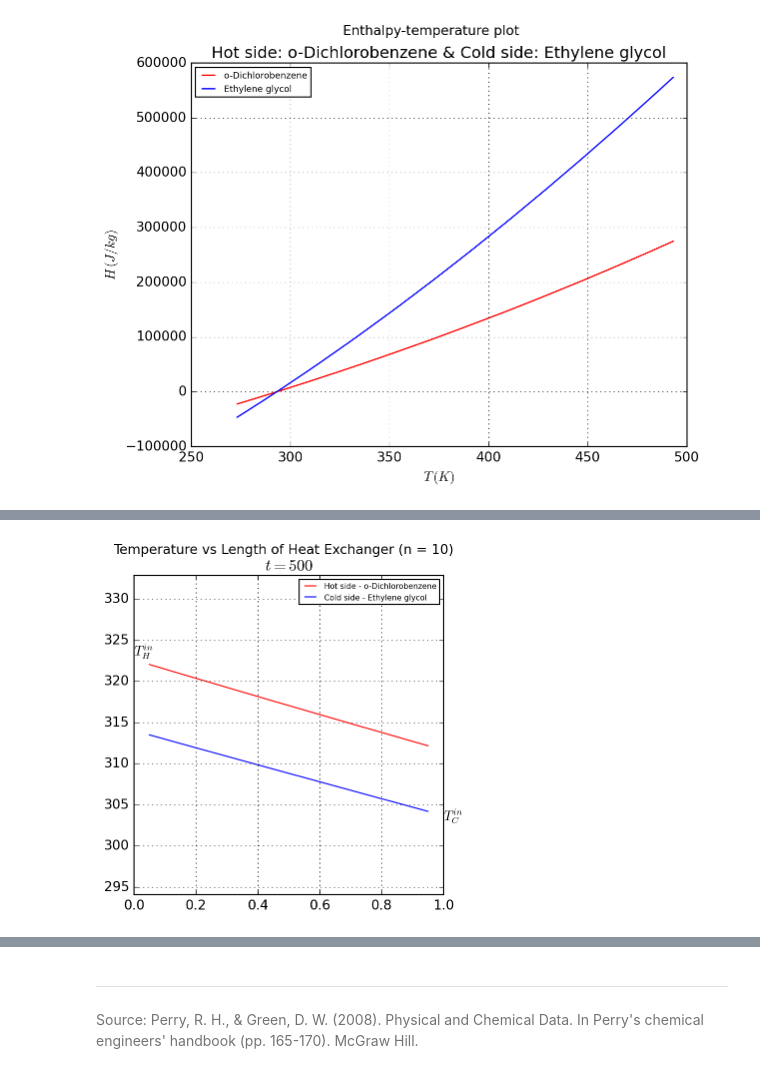
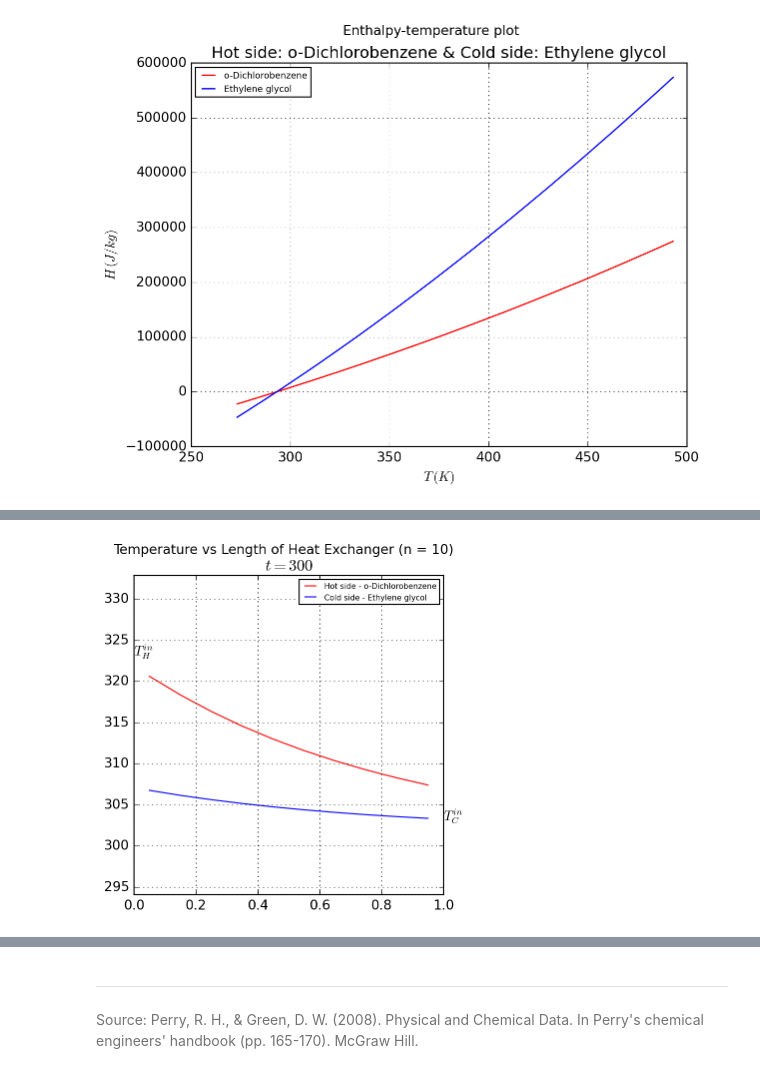
Before and after one commit to aakanksha-gubbala/processSimulation, a Jupyter notebook: Assignment 5/Assignment-5.ipynb, the cells around one changed output, grey strips where cells are left out. Saved outputs shown, nothing was run; the diff lists cells and outputs as text; code cells hidden in the pictures.

```diff
--- a/Assignment 5/Assignment-5.ipynb
+++ b/Assignment 5/Assignment-5.ipynb
@@ -111,7 +111,7 @@ plt.legend(loc='best', fontsize=8);
 # %%
 class CounterCurrentHX:
     def __init__(self, n):
-        self.U = 400.0  # W/m2-K
+        self.U = 350.0  # W/m2-K
         self.P = np.pi * 0.1  # m2/m
         self.AcH = np.pi * 0.25 * 0.1 ** 2  # m2
         self.AcC = np.pi * 0.25 * 0.1 ** 2  # m2
@@ -120,8 +120,8 @@ class CounterCurrentHX:
         self.rhoH = 1300 # kg/m3
         self.rhoC = 1100 # kg/m3
 
-        self.mH = 0.08  # kg/s
-        self.mC = 0.04  # kg/s
+        self.mH = 0.05  # kg/s
+        self.mC = 0.10  # kg/s
 
         self.T_Hin = 323.16  # K
         self.T_Cin = 303.16  # K
@@ -193,14 +193,14 @@ def get_solution(n, T):
         return line1, line2
 
     animation = FuncAnimation(fig, animated_plot, frames=n, interval=200);
-    animation.save('animation.gif', writer='ffmpeg')
-    return Image(url='animation.gif')
+    animation.save('animation_%d_%d.gif' % (n, T), writer='ffmpeg')
+    return Image(url='animation_%d_%d.gif' % (n, T))
 # %%
-T = 500
+T = 300
 get_solution(10, T)
 # %% [output]
 [interactive output not drawn]
-[figure, old version]
+[figure, new version]
 # %%
 get_solution(100, T)
 # %% [output]
```
Also changed, not shown: parts of 3 cells of this notebook, 5 other files.
